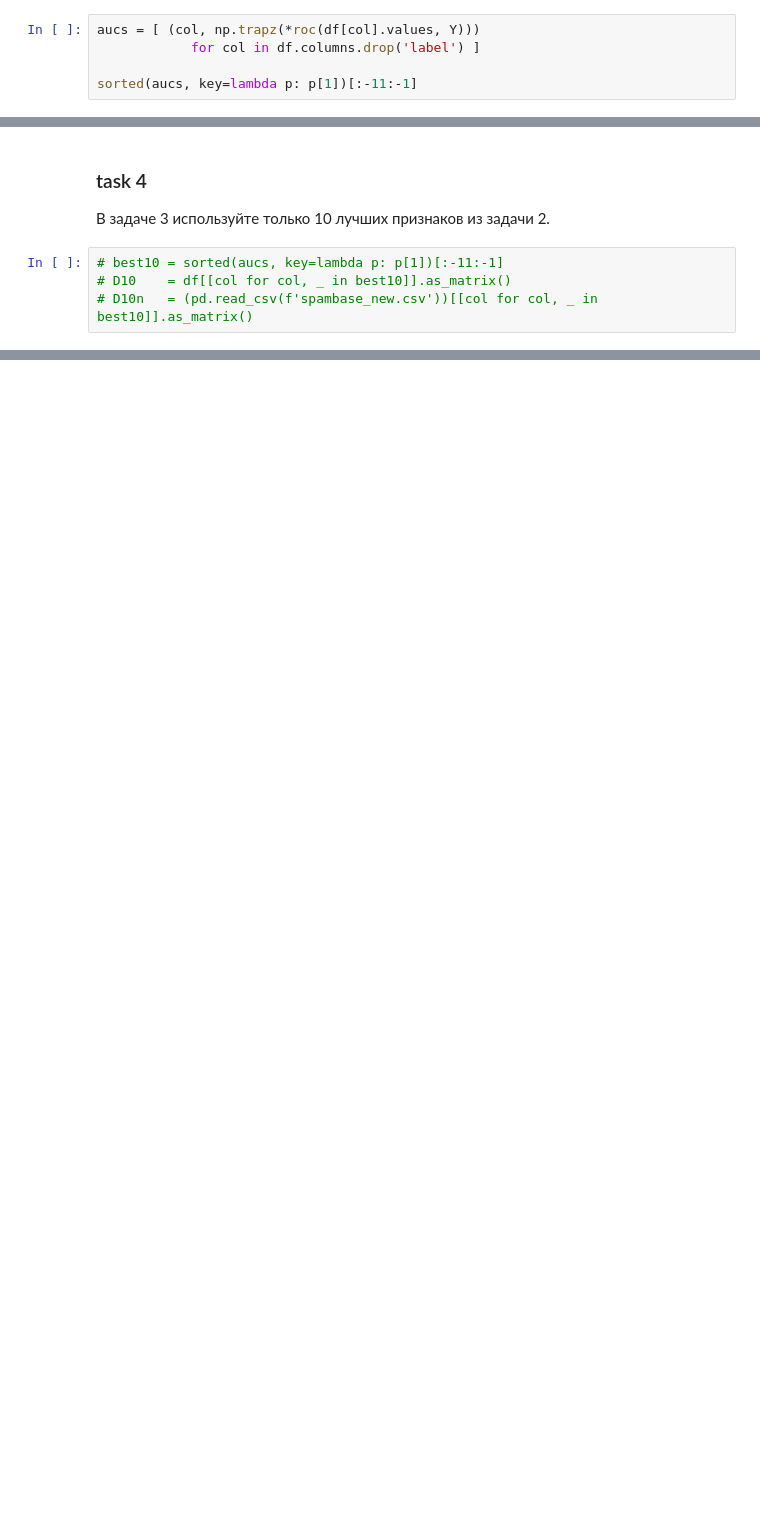
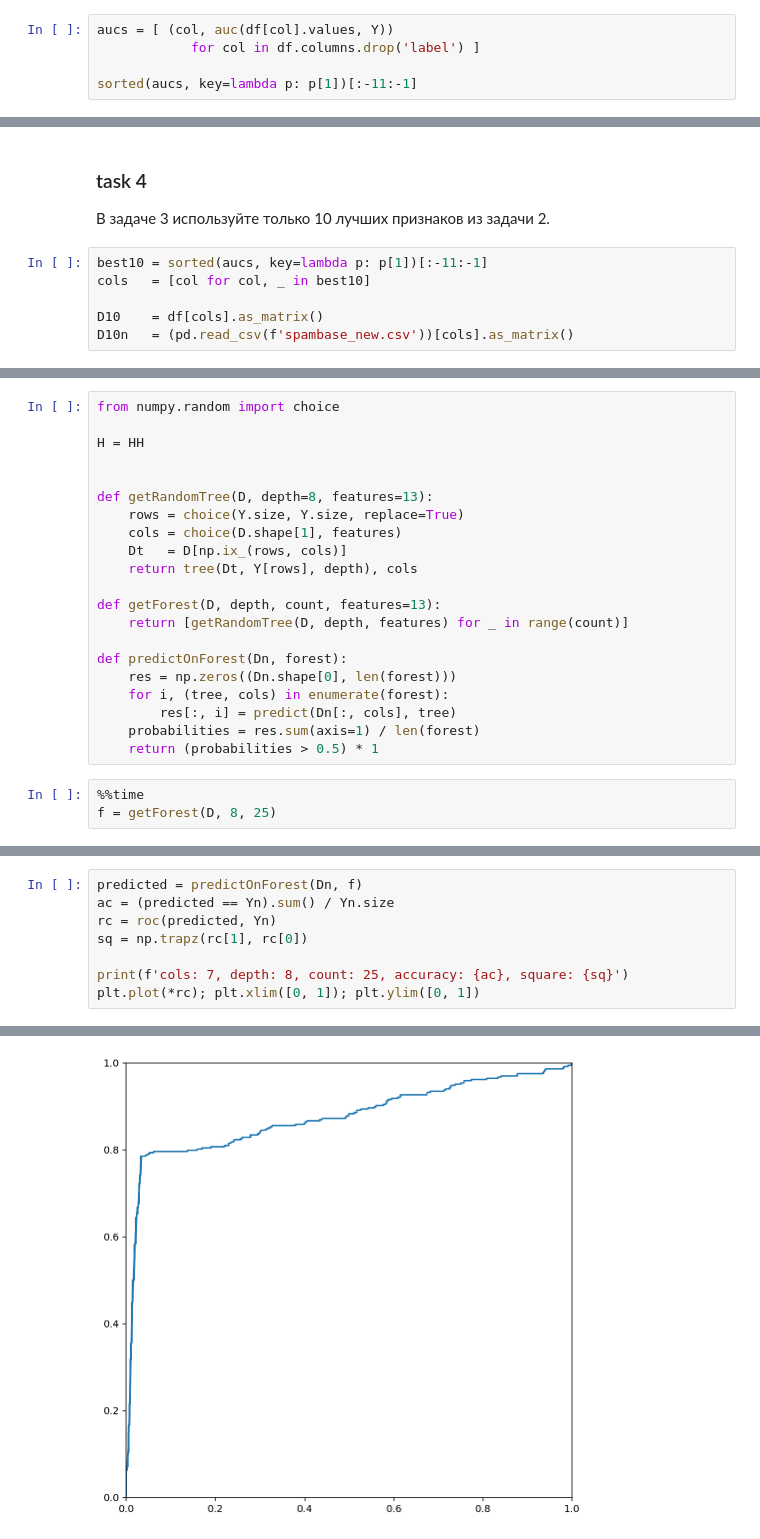
Before and after one commit to xamgore/au-ml, a Jupyter notebook: hw03_decision_trees/solution.ipynb, the cells around one changed output, grey strips where cells are left out. Drawn from its saved outputs; the diff is of its cells as text; blank space fills up the shorter version.

```diff
--- a/hw03_decision_trees/solution.ipynb
+++ b/hw03_decision_trees/solution.ipynb
@@ -95,7 +101,7 @@ plt.legend()
 
 AUC можно посчитать спомощью [trapezoidal rule](http://en.wikipedia.org/wiki/Trapezoidal_rule).
 # %%
-aucs = [ (col, np.trapz(*roc(df[col].values, Y)))
+aucs = [ (col, auc(df[col].values, Y))
             for col in df.columns.drop('label') ]
 
 sorted(aucs, key=lambda p: p[1])[:-11:-1]
@@ -224,6 +230,8 @@ depth: 10, accuracy: 0.8257347515525691
 
 В задаче 3 используйте только 10 лучших признаков из задачи 2.
 # %%
-# best10 = sorted(aucs, key=lambda p: p[1])[:-11:-1]
-# D10    = df[[col for col, _ in best10]].as_matrix()
-# D10n   = (pd.read_csv(f'spambase_new.csv'))[[col for col, _ in best10]].as_matrix()
+best10 = sorted(aucs, key=lambda p: p[1])[:-11:-1]
+cols   = [col for col, _ in best10]
+
+D10    = df[cols].as_matrix()
+D10n   = (pd.read_csv(f'spambase_new.csv'))[cols].as_matrix()
@@ -229,0 +270,24 @@ depth: 10, accuracy: 0.8257347515525691
+# %%
+from numpy.random import choice
+
+H = HH
+
+
+def getRandomTree(D, depth=8, features=13):
+    rows = choice(Y.size, Y.size, replace=True)
+    cols = choice(D.shape[1], features)
+    Dt   = D[np.ix_(rows, cols)]
+    return tree(Dt, Y[rows], depth), cols
+
+def getForest(D, depth, count, features=13):
+    return [getRandomTree(D, depth, features) for _ in range(count)]
+
+def predictOnForest(Dn, forest):
+    res = np.zeros((Dn.shape[0], len(forest)))
+    for i, (tree, cols) in enumerate(forest):
+        res[:, i] = predict(Dn[:, cols], tree)
+    probabilities = res.sum(axis=1) / len(forest)
+    return (probabilities > 0.5) * 1
+# %%
+%%time
+f = getForest(D, 8, 25)
@@ -229,0 +297,9 @@ depth: 10, accuracy: 0.8257347515525691
+# %%
+predicted = predictOnForest(Dn, f)
+ac = (predicted == Yn).sum() / Yn.size
+rc = roc(predicted, Yn)
+sq = np.trapz(rc[1], rc[0])
+
+print(f'cols: 7, depth: 8, count: 25, accuracy: {ac}, square: {sq}')
+plt.plot(*rc); plt.xlim([0, 1]); plt.ylim([0, 1])
+# %% [output]
@@ -229,0 +308 @@ depth: 10, accuracy: 0.8257347515525691
+[figure, added]
```
Also changed, not shown: parts of 23 cells of this notebook.
